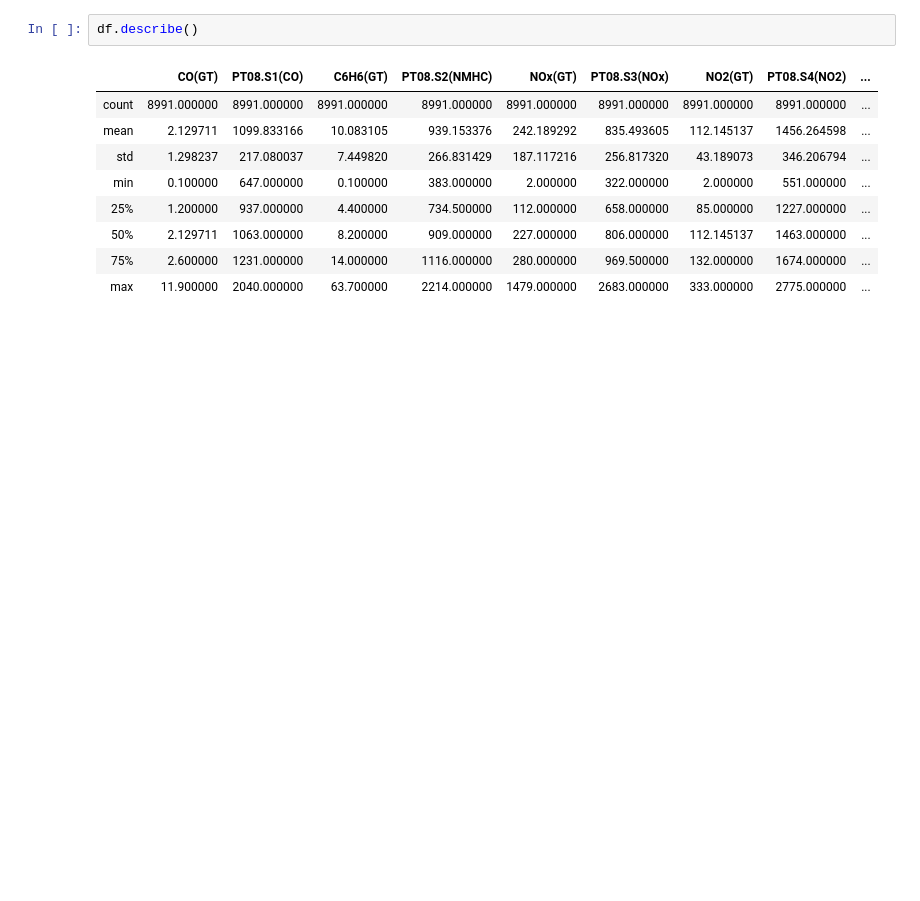
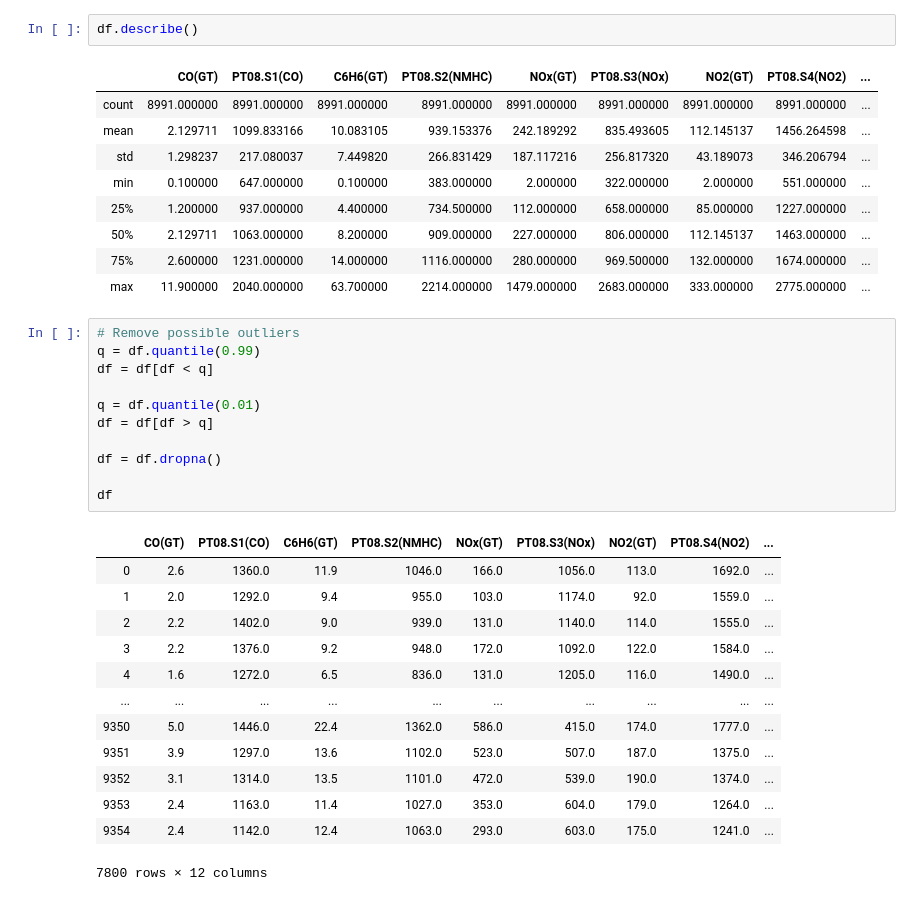
Before and after one commit to vccolombo/Air-Quality-Data-Analysis, a Jupyter notebook: air-quality.ipynb, the cells around one changed output. Drawn from its saved outputs; the diff is of its cells as text; blank space fills up the shorter version.

```diff
--- a/air-quality.ipynb
+++ b/air-quality.ipynb
@@ -201,3 +194,28 @@ df.describe()
 | 50% | 2.129711 | 1063.000000 | 8.200000 | 909.000000 | 227.000000 | 806.000000 | 112.145137 | 1463.000000 | ... |
 | 75% | 2.600000 | 1231.000000 | 14.000000 | 1116.000000 | 280.000000 | 969.500000 | 132.000000 | 1674.000000 | ... |
 | max | 11.900000 | 2040.000000 | 63.700000 | 2214.000000 | 1479.000000 | 2683.000000 | 333.000000 | 2775.000000 | ... |
+# %%
+# Remove possible outliers
+q = df.quantile(0.99)
+df = df[df < q]
+
+q = df.quantile(0.01)
+df = df[df > q]
+
+df = df.dropna()
+
+df
+# %% [output]
+|  | CO(GT) | PT08.S1(CO) | C6H6(GT) | PT08.S2(NMHC) | NOx(GT) | PT08.S3(NOx) | NO2(GT) | PT08.S4(NO2) | ... |
+| 0 | 2.6 | 1360.0 | 11.9 | 1046.0 | 166.0 | 1056.0 | 113.0 | 1692.0 | ... |
+| 1 | 2.0 | 1292.0 | 9.4 | 955.0 | 103.0 | 1174.0 | 92.0 | 1559.0 | ... |
+| 2 | 2.2 | 1402.0 | 9.0 | 939.0 | 131.0 | 1140.0 | 114.0 | 1555.0 | ... |
+| 3 | 2.2 | 1376.0 | 9.2 | 948.0 | 172.0 | 1092.0 | 122.0 | 1584.0 | ... |
+| 4 | 1.6 | 1272.0 | 6.5 | 836.0 | 131.0 | 1205.0 | 116.0 | 1490.0 | ... |
+| ... | ... | ... | ... | ... | ... | ... | ... | ... | ... |
+| 9350 | 5.0 | 1446.0 | 22.4 | 1362.0 | 586.0 | 415.0 | 174.0 | 1777.0 | ... |
+| 9351 | 3.9 | 1297.0 | 13.6 | 1102.0 | 523.0 | 507.0 | 187.0 | 1375.0 | ... |
+| 9352 | 3.1 | 1314.0 | 13.5 | 1101.0 | 472.0 | 539.0 | 190.0 | 1374.0 | ... |
+| 9353 | 2.4 | 1163.0 | 11.4 | 1027.0 | 353.0 | 604.0 | 179.0 | 1264.0 | ... |
+| 9354 | 2.4 | 1142.0 | 12.4 | 1063.0 | 293.0 | 603.0 | 175.0 | 1241.0 | ... |
+7800 rows × 12 columns
```
Also changed, not shown: parts of 9 cells of this notebook.
